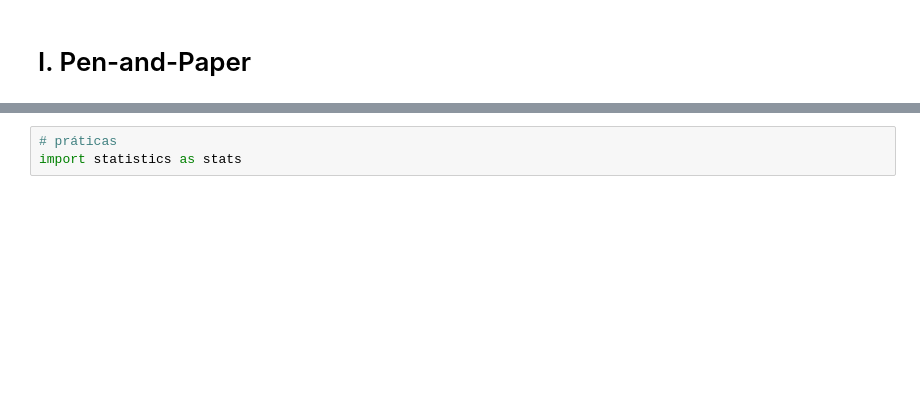
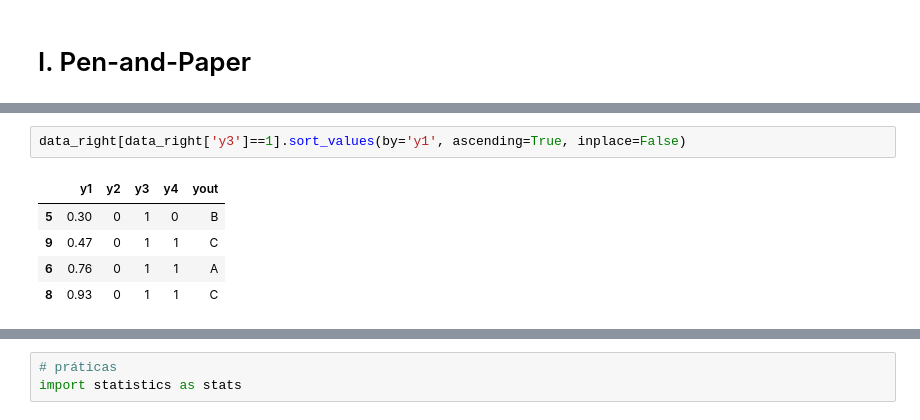
Before and after one commit to martinha-ssv/ML-Homeworks, a Jupyter notebook: HW1/pen_and_paper.ipynb, the cells around one changed output, grey strips where cells are left out. Saved outputs shown, nothing was run; the diff lists cells and outputs as text; blank space fills up the shorter version.

```diff
--- a/HW1/pen_and_paper.ipynb
+++ b/HW1/pen_and_paper.ipynb
@@ -53,0 +63,8 @@ def prob(attr, value, data):
+# %%
+data_right[data_right['y3']==1].sort_values(by='y1', ascending=True, inplace=False)
+# %% [output]
+|  | y1 | y2 | y3 | y4 | yout |
+| 5 | 0.30 | 0 | 1 | 0 | B |
+| 9 | 0.47 | 0 | 1 | 1 | C |
+| 6 | 0.76 | 0 | 1 | 1 | A |
+| 8 | 0.93 | 0 | 1 | 1 | C |
```
Also changed, not shown: parts of 15 cells of this notebook, 5 other files.
